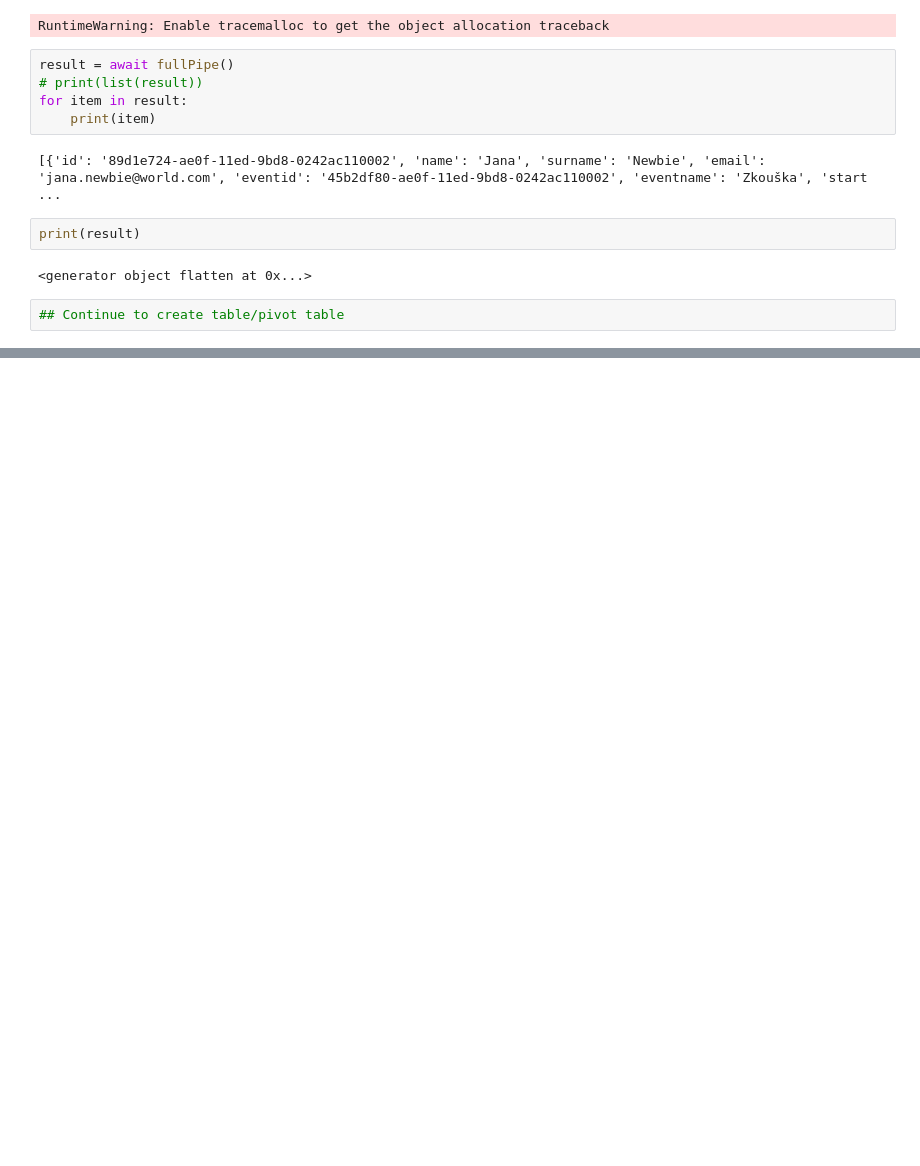
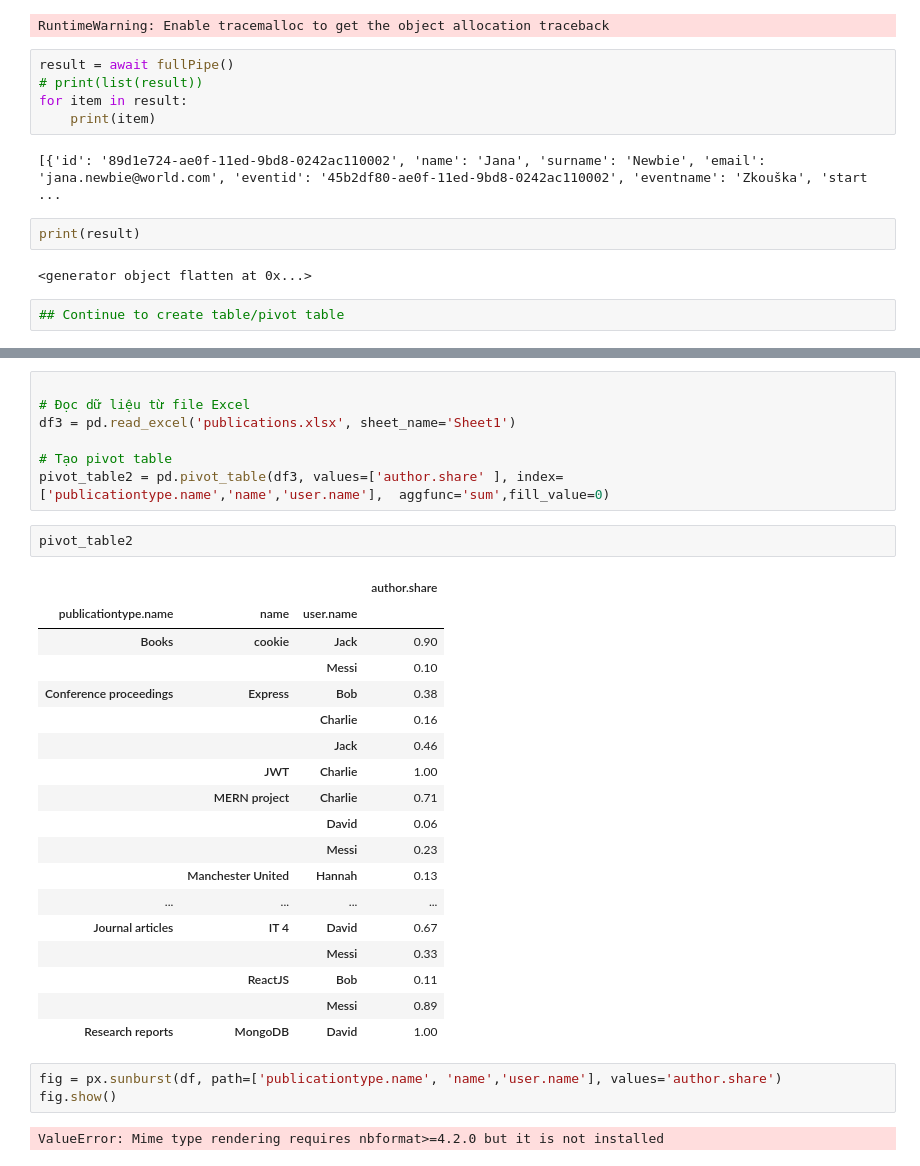
Before and after one commit to Hieulangtu/Pivot-table, a Jupyter notebook: publications.ipynb, the cells around one changed output, grey strips where cells are left out. Saved outputs shown, nothing was run; the diff lists cells and outputs as text; blank space fills up the shorter version.

```diff
--- a/publications.ipynb
+++ b/publications.ipynb
@@ -773,0 +781,33 @@ df5.describe()
+# %%
+
+# Đọc dữ liệu từ file Excel
+df3 = pd.read_excel('publications.xlsx', sheet_name='Sheet1')
+
+# Tạo pivot table
+pivot_table2 = pd.pivot_table(df3, values=['author.share' ], index=['publicationtype.name','name','user.name'],  aggfunc='sum',fill_value=0)
+# %%
+pivot_table2
+# %% [output]
+|  |  |  | author.share |
+| publicationtype.name | name | user.name |  |
+| Books | cookie | Jack | 0.90 |
+|  |  | Messi | 0.10 |
+| Conference proceedings | Express | Bob | 0.38 |
+|  |  | Charlie | 0.16 |
+|  |  | Jack | 0.46 |
+|  | JWT | Charlie | 1.00 |
+|  | MERN project | Charlie | 0.71 |
+|  |  | David | 0.06 |
+|  |  | Messi | 0.23 |
+|  | Manchester United | Hannah | 0.13 |
+| ... | ... | ... | ... |
+| Journal articles | IT 4 | David | 0.67 |
+|  |  | Messi | 0.33 |
+|  | ReactJS | Bob | 0.11 |
+|  |  | Messi | 0.89 |
+| Research reports | MongoDB | David | 1.00 |
+# %%
+fig = px.sunburst(df, path=['publicationtype.name', 'name','user.name'], values='author.share')
+fig.show()
+# %% [output]
+ValueError: Mime type rendering requires nbformat>=4.2.0 but it is not installed
```
Also changed, not shown: parts of 8 cells of this notebook, 1 other file.
